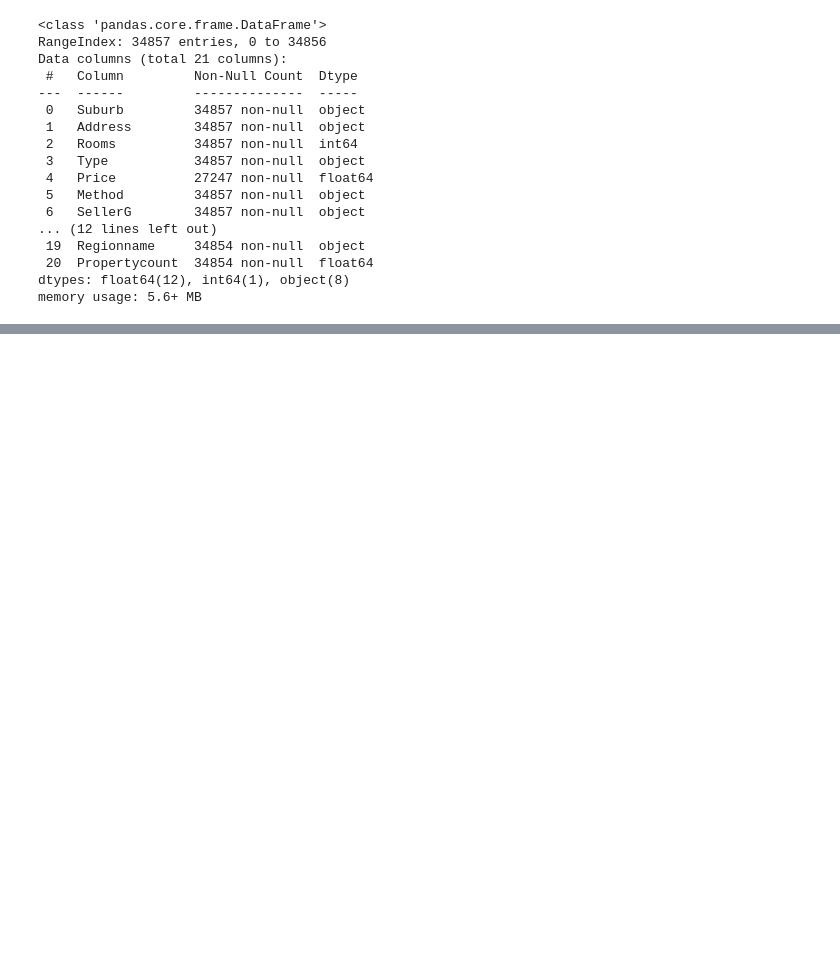
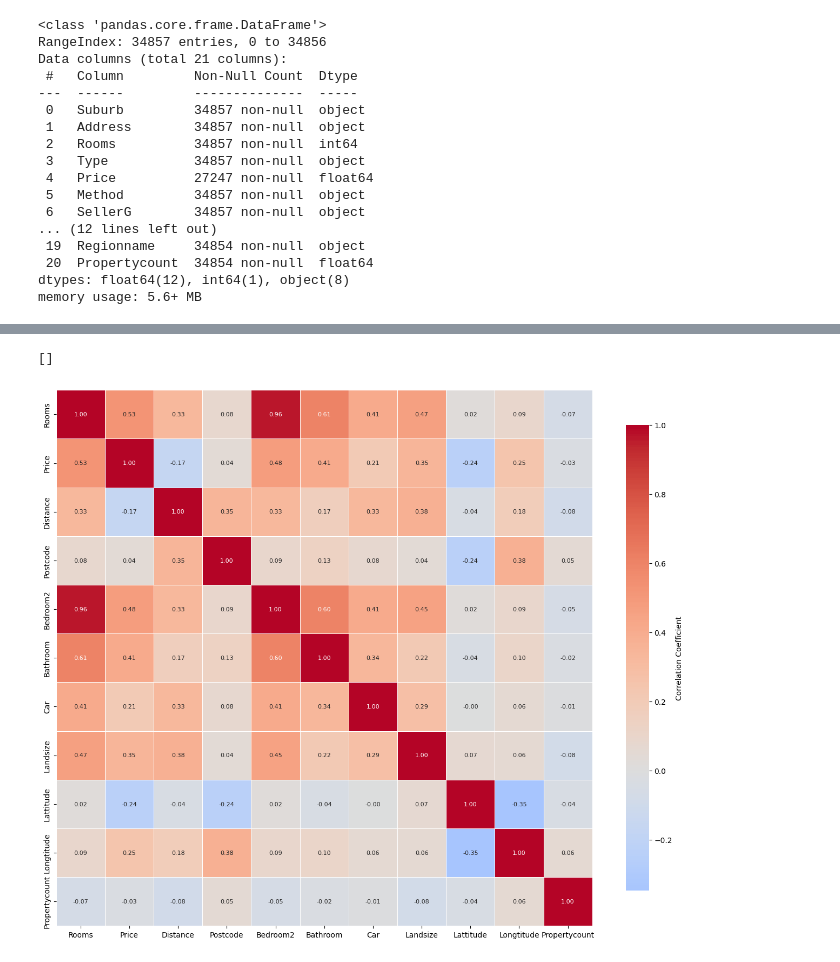
Before and after one commit to Denos-PB/Melbourne-Housing-Market, a Jupyter notebook: Melbourne_housing.ipynb, the cells around one changed output, grey strips where cells are left out. Drawn from its saved outputs; the diff is of its cells as text; code cells hidden in the pictures; blank space fills up the shorter version.

```diff
--- a/Melbourne_housing.ipynb
+++ b/Melbourne_housing.ipynb
@@ -42,0 +84,19 @@ memory usage: 5.6+ MB
+# %%
+df = df.drop(['BuildingArea','YearBuilt'],axis=1)
+df.drop_duplicates(keep='first',inplace=True)
+df.dropna(subset=['Price'], inplace=True)
+# %%
+SKEW_THRESHOLD = 1.0
+
+numeric_cols = df.select_dtypes(include = 'number').columns
+
+
+for col in numeric_cols:
+    if (df[col] < 0).any():
+        print(f"Skipping {col}: Contains negative values.")
+        continue
+    skew_b = df[col].skew()
+    if skew_b > SKEW_THRESHOLD:
+        df[col] = np.log1p(df[col])
+        skew_a= df[col].skew()
+        print(f"Applied np.log1p to {col}: Skew reduced from {skew_b:.3f} to {skew_a:.3f}")
@@ -42,0 +112,31 @@ memory usage: 5.6+ MB
+# %%
+categorical_cols= df.select_dtypes(include = 'object')
+
+IMBALANCE_THRESHOLD = 0.7
+
+delete_col = []
+for col in categorical_cols:
+    counts = df[col].value_counts(normalize = True)*100
+    max_prop = counts.max() / 100
+    if max_prop >=IMBALANCE_THRESHOLD:
+        delete_col.append(col)
+
+delete_col
+# %% [output]
+[]
+# %%
+num_corr = df.corr(numeric_only=True)
+
+plt.figure(figsize=(16,14))
+sns.heatmap(num_corr,
+            cmap='coolwarm',
+            center=0,
+            annot=True,
+            fmt='.2f',
+            square=True,
+            linewidths=0.5,
+            cbar_kws={"shrink": 0.8, "label": "Correlation Coefficient"},
+            annot_kws={"size": 8})
+plt.show()
+# %% [output]
+[figure, added]
```
Also changed, not shown: parts of 8 cells of this notebook.
